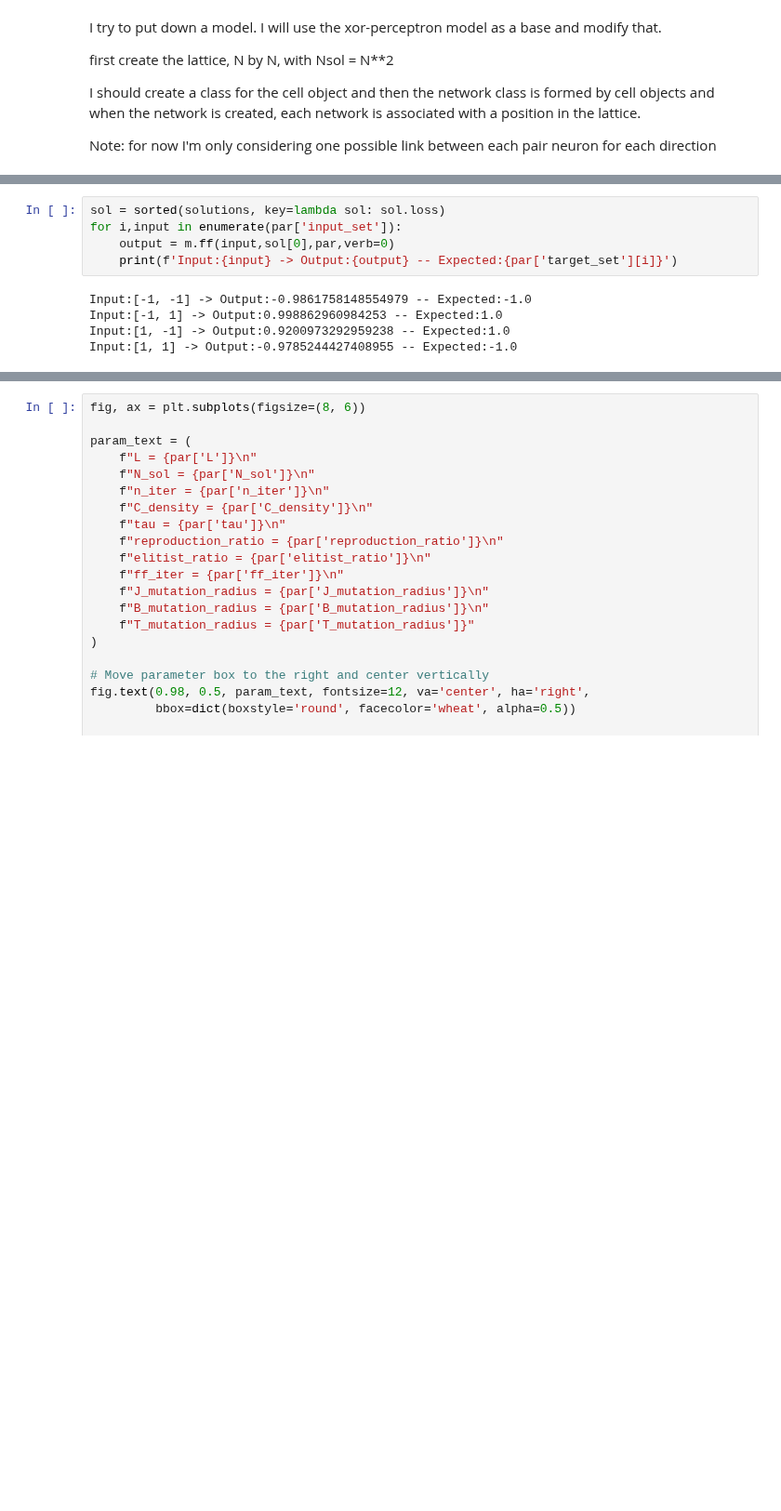
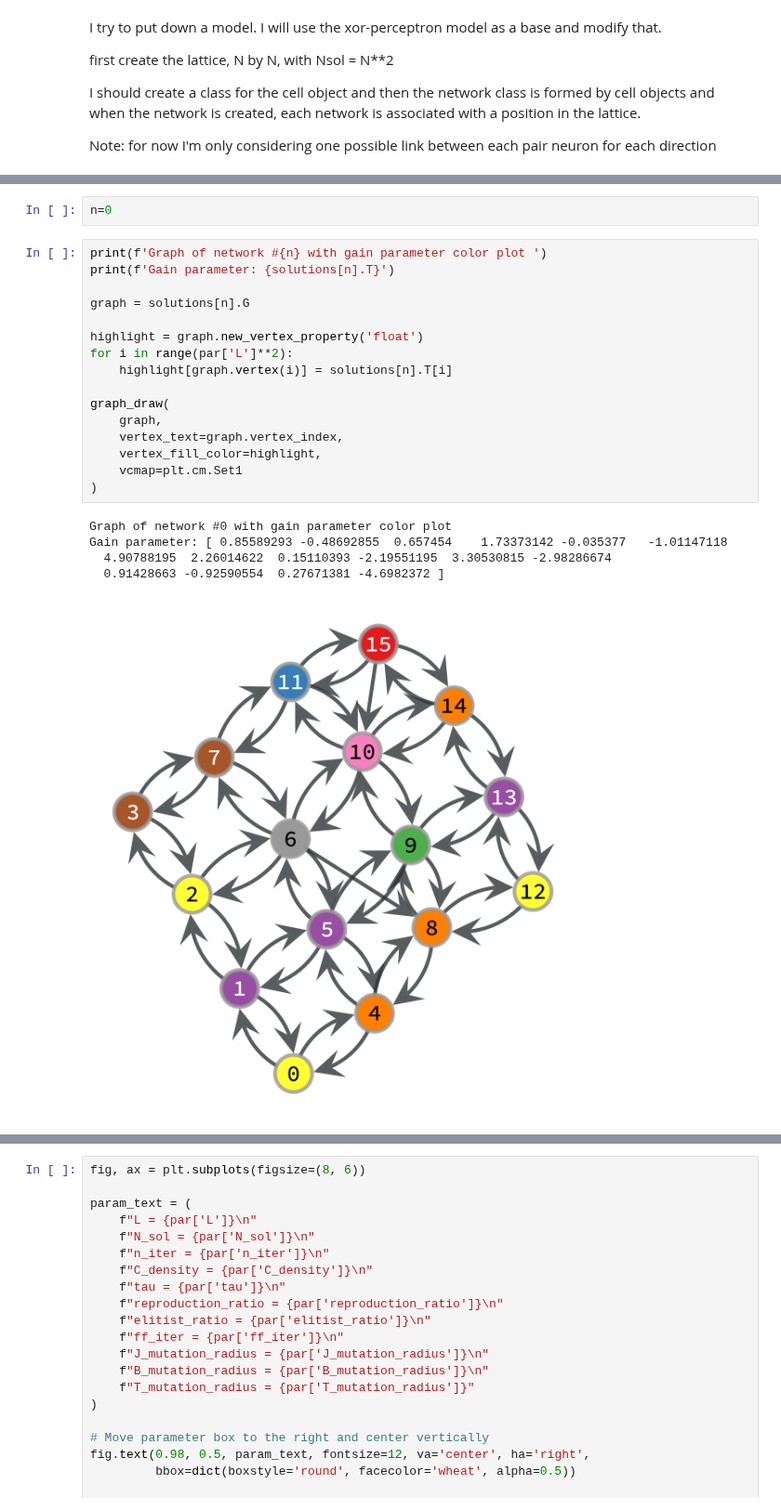
Before and after one commit to pietromalagoli/NeuronEvolution, a Jupyter notebook: main/model_ricard.ipynb, the cells around one changed output, grey strips where cells are left out. Shown at 93% size. Cells and saved outputs as stored; diff of their text form; blank space fills up the shorter version.

```diff
--- a/main/model_ricard.ipynb
+++ b/main/model_ricard.ipynb
@@ -165,10 +168,24 @@ Links density:0.19140625
-# %%
-sol = sorted(solutions, key=lambda sol: sol.loss)
-for i,input in enumerate(par['input_set']):
-    output = m.ff(input,sol[0],par,verb=0)
-    print(f'Input:{input} -> Output:{output} -- Expected:{par['target_set'][i]}')
-# %% [output]
-Input:[-1, -1] -> Output:-0.9861758148554979 -- Expected:-1.0
-Input:[-1, 1] -> Output:0.998862960984253 -- Expected:1.0
-Input:[1, -1] -> Output:0.9200973292959238 -- Expected:1.0
-Input:[1, 1] -> Output:-0.9785244427408955 -- Expected:-1.0
+# %%
+n=0
+# %%
+print(f'Graph of network #{n} with gain parameter color plot ')
+print(f'Gain parameter: {solutions[n].T}')
+
+graph = solutions[n].G
+
+highlight = graph.new_vertex_property('float')
+for i in range(par['L']**2):
+    highlight[graph.vertex(i)] = solutions[n].T[i]
+
+graph_draw(
+    graph,
+    vertex_text=graph.vertex_index,
+    vertex_fill_color=highlight,
+    vcmap=plt.cm.Set1
+)
+# %% [output]
+Graph of network #0 with gain parameter color plot
+Gain parameter: [ 0.85589293 -0.48692855  0.657454    1.73373142 -0.035377   -1.01147118
+  4.90788195  2.26014622  0.15110393 -2.19551195  3.30530815 -2.98286674
+  0.91428663 -0.92590554  0.27671381 -4.6982372 ]
+[figure, added]
```
Also changed, not shown: parts of 13 cells of this notebook, 12 other files.
